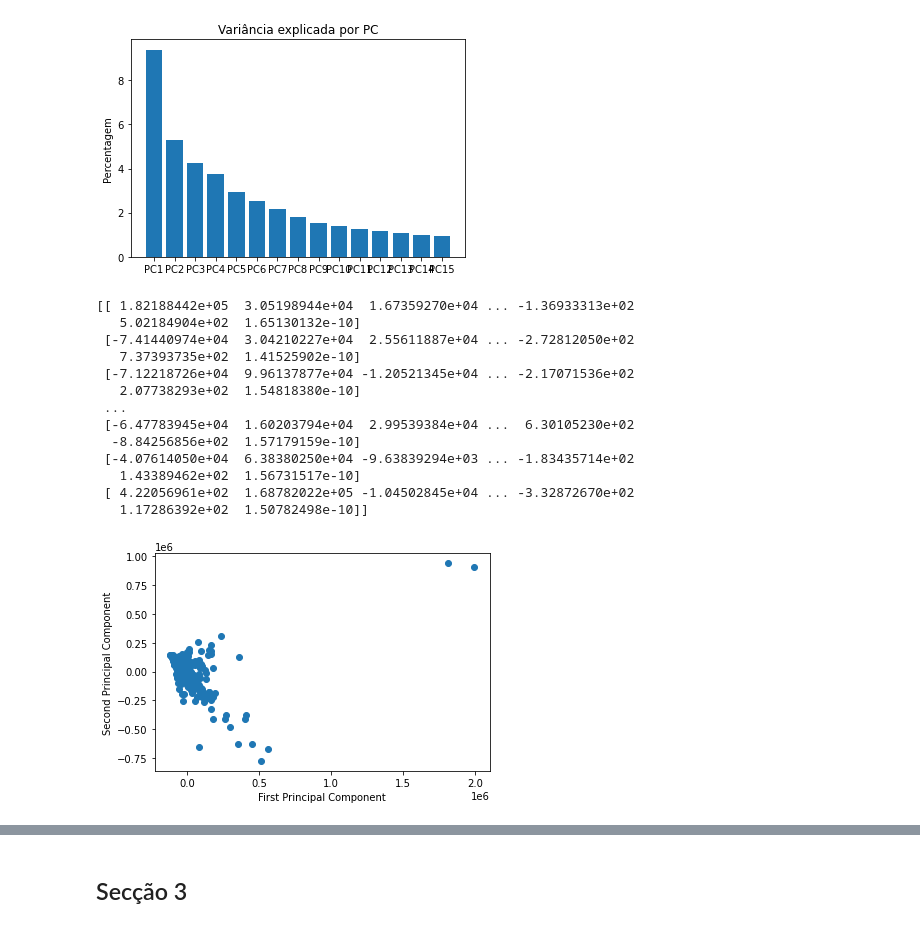
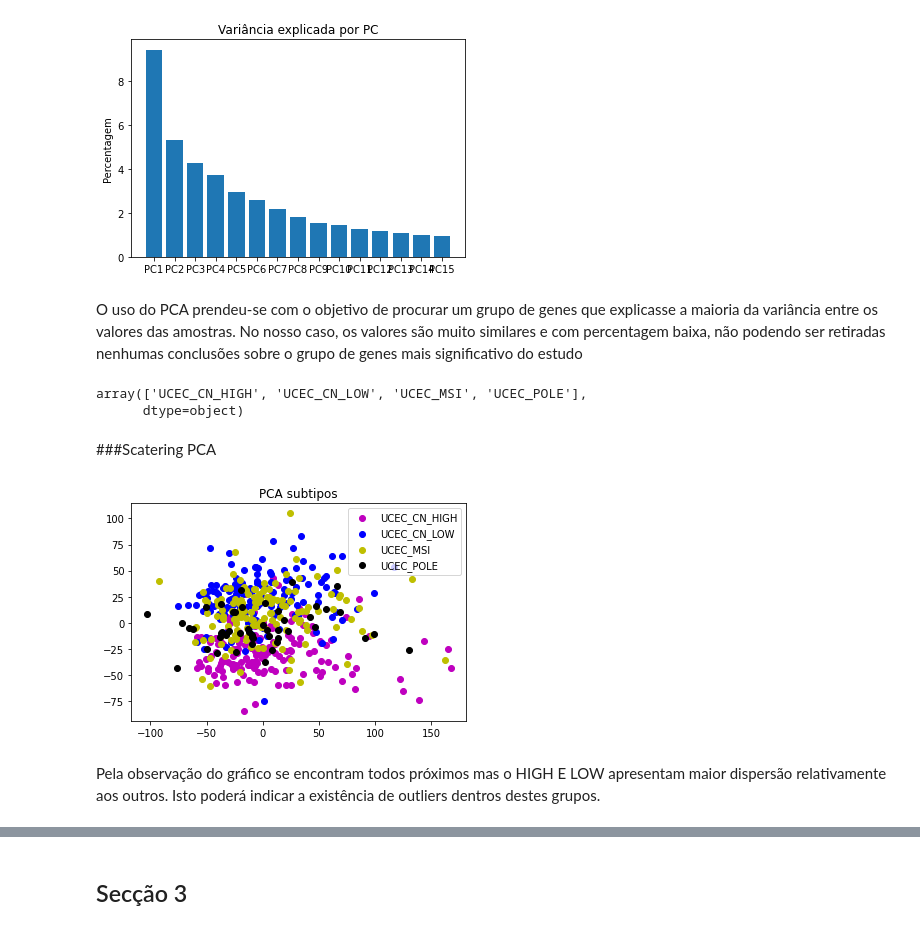
Before and after one commit to anacar28/Bio_inf_trabalho, a Jupyter notebook: dataset4.ipynb, the cells around one changed output, grey strips where cells are left out. Cells and saved outputs as stored; diff of their text form; code cells hidden in the pictures.

```diff
--- a/dataset4.ipynb
+++ b/dataset4.ipynb
@@ -365,7 +427,7 @@ Name: DSS_MONTHS, Length: 524, dtype: int64
 # %%
+import matplotlib.pyplot as plt
 from sklearn.decomposition import PCA
-from sklearn import preprocessing #era preciso importar o preprocessing
-data_scaled= preprocessing.scale(data_nova)
+
 n=15
 pca = PCA(n_components=n)
 pca.fit(data_scaled)
@@ -379,42 +441,24 @@ plt.ylabel("Percentagem")
 plt.show()
 # %% [output]
 [figure]
-# %%
-#import pandas as pd
-from sklearn.decomposition import PCA
-
-# Load the dataframe from a CSV file
-
-
-# Perform PCA
-pca = PCA(n_components=524)
-pca.fit(data_nova)
-
-# Transform dataframe
-df_transformed = pca.transform(data_nova)
-
-# Print the transformed dataframe
-print(df_transformed)
-
-import matplotlib.pyplot as plt
-
-# Scatter plot of the first two principal components
-plt.scatter(df_transformed[:, 0], df_transformed[:, 1])
-plt.xlabel('First Principal Component')
-plt.ylabel('Second Principal Component')
-plt.show()
-# %% [output]
-[[ 1.82188442e+05  3.05198944e+04  1.67359270e+04 ... -1.36933313e+02
-   5.02184904e+02  1.65130132e-10]
- [-7.41440974e+04  3.04210227e+04  2.55611887e+04 ... -2.72812050e+02
-   7.37393735e+02  1.41525902e-10]
- [-7.12218726e+04  9.96137877e+04 -1.20521345e+04 ... -2.17071536e+02
-   2.07738293e+02  1.54818380e-10]
- ...
- [-6.47783945e+04  1.60203794e+04  2.99539384e+04 ...  6.30105230e+02
-  -8.84256856e+02  1.57179159e-10]
- [-4.07614050e+04  6.38380250e+04 -9.63839294e+03 ... -1.83435714e+02
-   1.43389462e+02  1.56731517e-10]
- [ 4.22056961e+02  1.68782022e+05 -1.04502845e+04 ... -3.32872670e+02
-   1.17286392e+02  1.50782498e-10]]
-[figure, removed]
+# %% [markdown]
+O uso do PCA prendeu-se com o objetivo de procurar um grupo de genes que explicasse a maioria da variância entre os valores das amostras. No nosso caso, os valores são muito similares e com percentagem baixa, não podendo ser retiradas nenhumas conclusões sobre o grupo de genes mais significativo do estudo
+# %%
+unified_meta.SUBTYPE.unique()
+# %% [output]
+array(['UCEC_CN_HIGH', 'UCEC_CN_LOW', 'UCEC_MSI', 'UCEC_POLE'],
+      dtype=object)
+# %% [markdown]
+###Scatering PCA
+# %%
+X_r = pca.fit(data_scaled).transform(data_scaled)
+plt.figure()
+for c, name in zip("mbyk", ['UCEC_CN_HIGH', 'UCEC_CN_LOW', 'UCEC_MSI', 'UCEC_POLE']):
+    plt.scatter(X_r[output_ANOVA == name, 0], X_r[output_ANOVA == name, 1], c=c, label=name)
+plt.legend()
+plt.title('PCA subtipos')
+plt.show()
+# %% [output]
+[figure, added]
+# %% [markdown]
+Pela observação do gráfico se encontram todos próximos mas o HIGH E LOW apresentam maior dispersão relativamente aos outros. Isto poderá indicar a existência de outliers dentros destes grupos.
```
Also changed, not shown: parts of 75 cells of this notebook.
